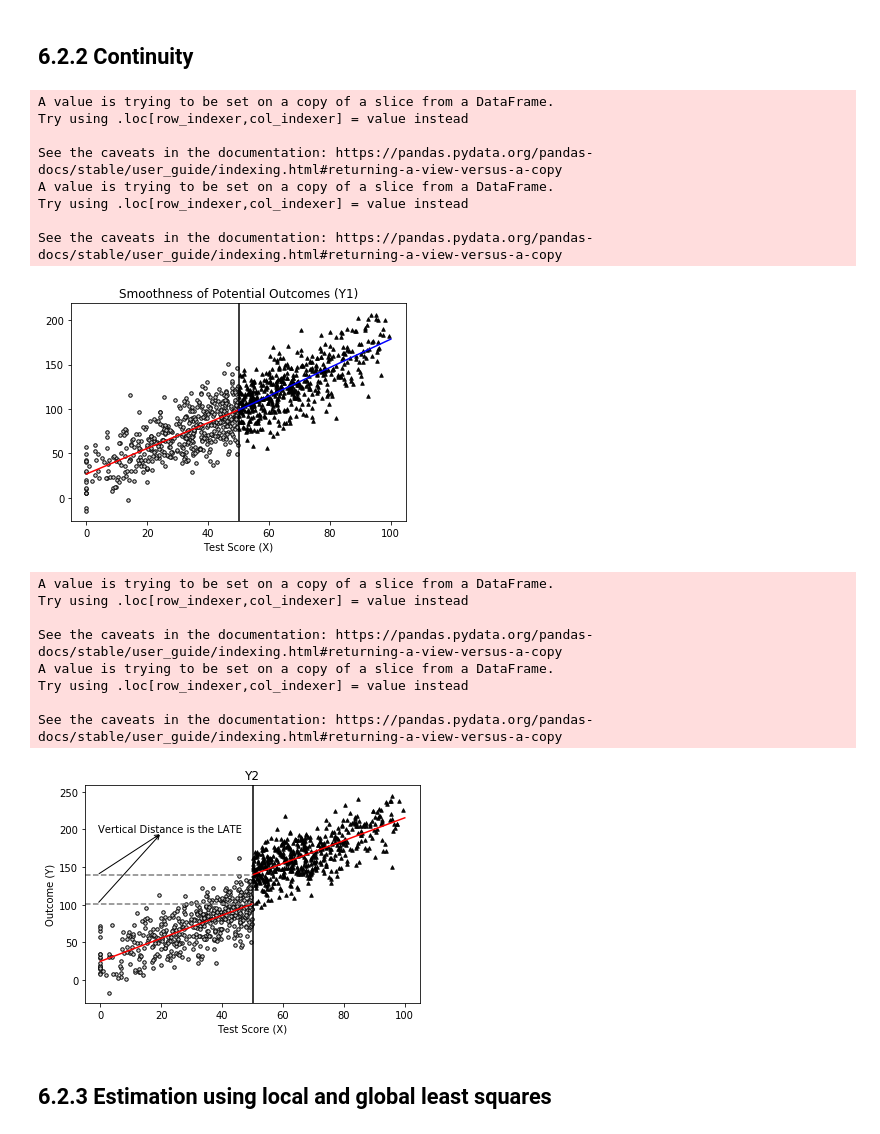
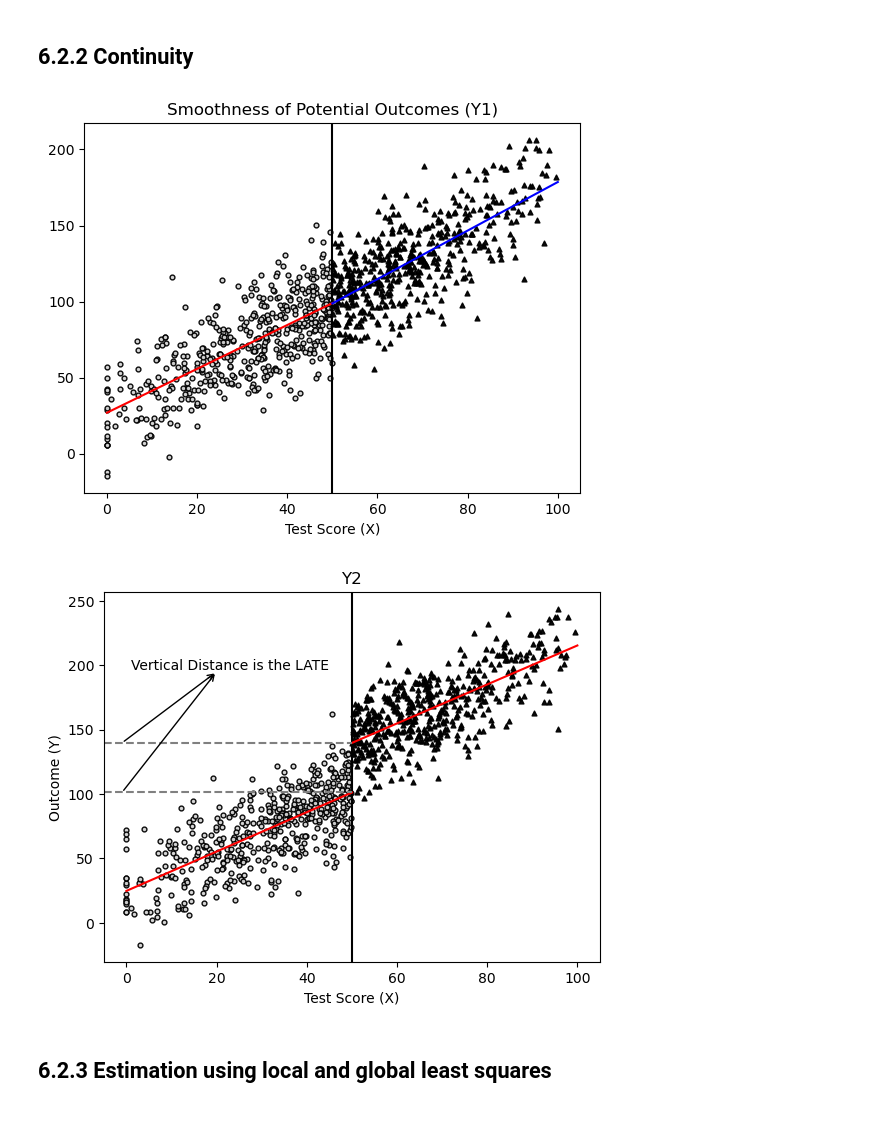
Before and after one commit to alexanderthclark/Causal-Inference-Mixtape, a Jupyter notebook: RegressionDiscontinuity.ipynb, the cells around one changed output. Saved outputs shown, nothing was run; the diff lists cells and outputs as text; code cells hidden in the pictures.

```diff
--- a/RegressionDiscontinuity.ipynb
+++ b/RegressionDiscontinuity.ipynb
@@ -39,20 +34,20 @@ def helper(D, ax, col = 'y1'):
     if D > 0:
         marker = '^'
         color = 'black'
-    ax.scatter(temp.x, temp[col], color = color, alpha = .95, marker = marker, edgecolor = 'black', s = 12)
-
+    ax.scatter(temp.x, temp[col],
+               color=color,
+               alpha=0.95,
+               marker=marker,
+               edgecolor='black',
+               s=12)
     del temp
 
 def reg_helper(D, col = 'y1'):
     global df
     temp = df[df.D == D]
     y = temp[col]
-    temp['const'] = 1
-    X = temp[['const', 'x']]
-
-
+    X = sm.add_constant(temp['x'])
     model = sm.OLS(y, X).fit()
-
     return model.params
 # %%
 fig, ax = plt.subplots()
@@ -71,61 +66,46 @@ params = reg_helper(D = 1)
 y = np.linspace(np.dot(np.array([1,50]),params), np.dot(np.array([1,100]),params),2)
 ax.plot(np.linspace(50,100,2), y, color = 'blue')
 
-fig.show()
+plt.show()
 # %% [output]
-A value is trying to be set on a copy of a slice from a DataFrame.
-Try using .loc[row_indexer,col_indexer] = value instead
-
-See the caveats in the documentation: https://pandas.pydata.org/pandas-docs/stable/user_guide/indexing.html#returning-a-view-versus-a-copy
-A value is trying to be set on a copy of a slice from a DataFrame.
-Try using .loc[row_indexer,col_indexer] = value instead
-
-See the caveats in the documentation: https://pandas.pydata.org/pandas-docs/stable/user_guide/indexing.html#returning-a-view-versus-a-copy
-[figure, old version]
+[figure, new version]
 # %%
 fig, ax = plt.subplots()
 helper(0,ax, col = 'y2')
 helper(1,ax, col = 'y2')
 ax.axvline(50, ymin = 0, ymax = 1, color = 'black' )
 
 ax.set_title("Smoothness of Potential Outcomes (Y1)")
 ax.set_xlabel("Test Score (X)")
 
 params = reg_helper(D = 0, col = 'y2')
 y = np.linspace(np.dot(np.array([1,0]),params), np.dot(np.array([1,50]),params),2)
 y1 = y[1]
 ax.plot(np.linspace(0,50,2), y, color = 'red')
 
 params = reg_helper(D = 1, col = 'y2')
 y = np.linspace(np.dot(np.array([1,50]),params), np.dot(np.array([1,100]),params),2)
 y2 = y[0]
 ax.plot(np.linspace(50,100,2), y, color = 'red')
 
-# add more stuff
-
-ax.axhline(y2, 0, .5, linestyle = 'dashed', color = 'gray')
-ax.axhline(y1, 0, .5, linestyle = 'dashed', color = 'gray')
+# Annotations
+hline_style = dict(linestyle='dashed',color='gray')
+ax.axhline(y2, 0, .5, **hline_style)
+ax.axhline(y1, 0, .5, **hline_style)
 
 ax.text(23, 200, s = 'Vertical Distance is the LATE', ha = 'center', va = 'center')
+arrow_props = dict(facecolor='gray', arrowstyle = '<-')
 ax.annotate('', xy=(-1, y1), xytext=(20, 195),
-            arrowprops=dict(facecolor='gray', arrowstyle = '<-'))
+            arrowprops=arrow_props)
 ax.annotate('', xy=(-1, y2), xytext=(20, 195),
-            arrowprops=dict(facecolor='gray', arrowstyle = '<-'))
+            arrowprops=arrow_props)
 
 ax.set_ylabel('Outcome (Y)')
 ax.set_xlabel("Test Score (X)")
 ax.set_title("Y2")
 plt.show()
 # %% [output]
-A value is trying to be set on a copy of a slice from a DataFrame.
-Try using .loc[row_indexer,col_indexer] = value instead
-
-See the caveats in the documentation: https://pandas.pydata.org/pandas-docs/stable/user_guide/indexing.html#returning-a-view-versus-a-copy
-A value is trying to be set on a copy of a slice from a DataFrame.
-Try using .loc[row_indexer,col_indexer] = value instead
-
-See the caveats in the documentation: https://pandas.pydata.org/pandas-docs/stable/user_guide/indexing.html#returning-a-view-versus-a-copy
-[figure, old version]
+[figure, new version]
 # %% [markdown]
 ## 6.2.3 Estimation using local and global least squares
 # %%
```
Also changed, not shown: parts of 12 cells of this notebook, 2 other files.
